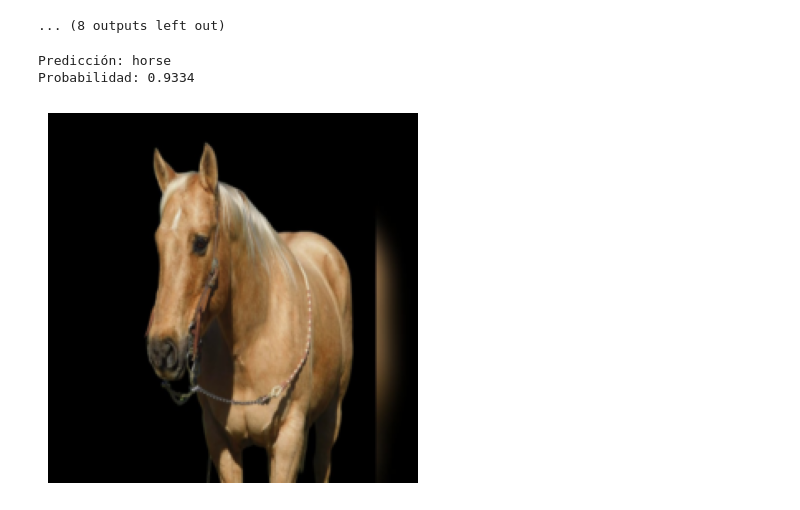
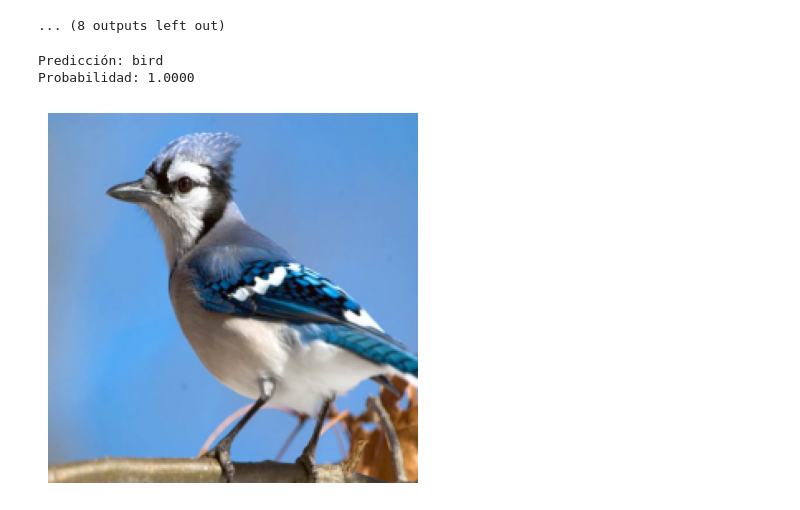
Before and after one commit to JuniorHZ19/ArquitecturasCNN, a Jupyter notebook: TransferLearning.ipynb, the cells around one changed output. Drawn from its saved outputs; the diff is of its cells as text; code cells hidden in the pictures.

```diff
--- a/TransferLearning.ipynb
+++ b/TransferLearning.ipynb
@@ -245,7 +245,7 @@ import torch.nn.functional as F
 from torchvision import transforms
 
 # Ruta de la imagen
-file_path = "/content/caballo-cuarto-de-milla-caballo-castrado-12anos-150-cm-palomino-caballos-de-trec-ranch-riding-horses-paicines-ca_d3737f9b-9b4a-4608-95d1-fff8e7ebb8b3.jpg"  # @param {type:"string"}
+file_path = "/content/ave.jpeg"  # @param {type:"string"}
 
 # Cargar la imagen
 img = Image.open(file_path)
@@ -271,36 +271,36 @@ with torch.no_grad():
     output = modelo_entrenado(tensor_img)
 
 # Calcular las probabilidades con softmax
 probabilities = F.softmax(output, dim=1)
 
 # Obtener el índice de la clase con la mayor probabilidad
 max_value, max_index = torch.max(probabilities, dim=1)
 
 # Definir las clases (dígitos de 0 a 9)
 classes = ['airplane', 'automobile', 'bird', 'cat', 'deer', 'dog', 'frog', 'horse', 'ship', 'truck']
 
 
 # Imprimir la predicción y la probabilidad
 print(f'Predicción: {classes[max_index.item()]}')
 print(f'Probabilidad: {max_value.item():.4f}')
 
 tensor_img = tensor_img.squeeze(0)  # Eliminar la dimensión de batch, si es necesario
 
 # Deshacer la normalización (si fue realizada previamente)
 
 
 
 # Convertir de tensor a imagen PIL
 to_pil = transforms.ToPILImage()
 image = to_pil(tensor_img)
 # Mostrar la imagen
 plt.imshow(image)
 plt.axis('off')  # Desactivar los ejes para solo mostrar la imagen
 plt.show()
 # %% [output]
-Predicción: horse
-Probabilidad: 0.9334
+Predicción: bird
+Probabilidad: 1.0000
-[figure, old version]
+[figure, new version]
 # %%
 #Guardar modelo y optimzador:
 
```
Also changed, not shown: parts of 2 cells of this notebook.
